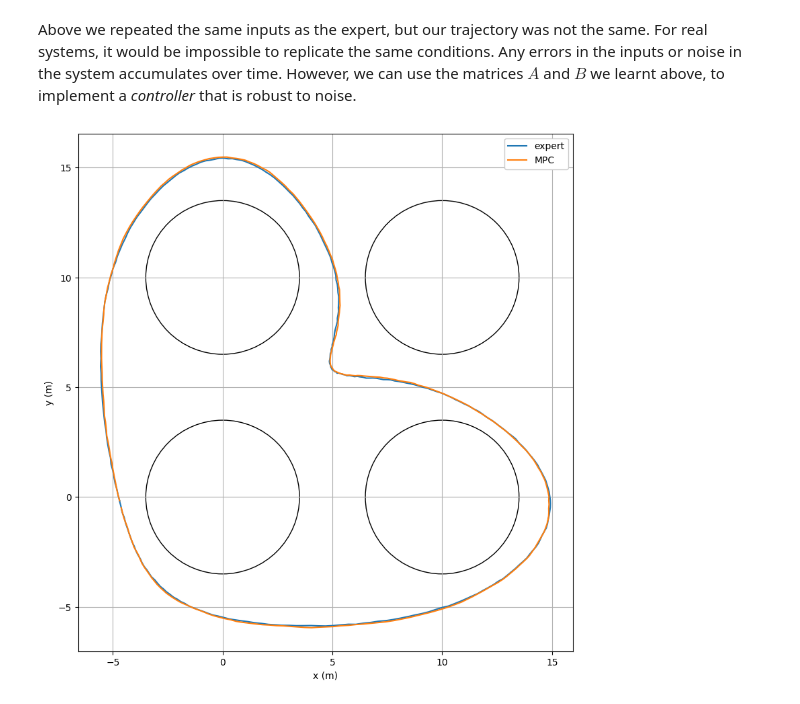
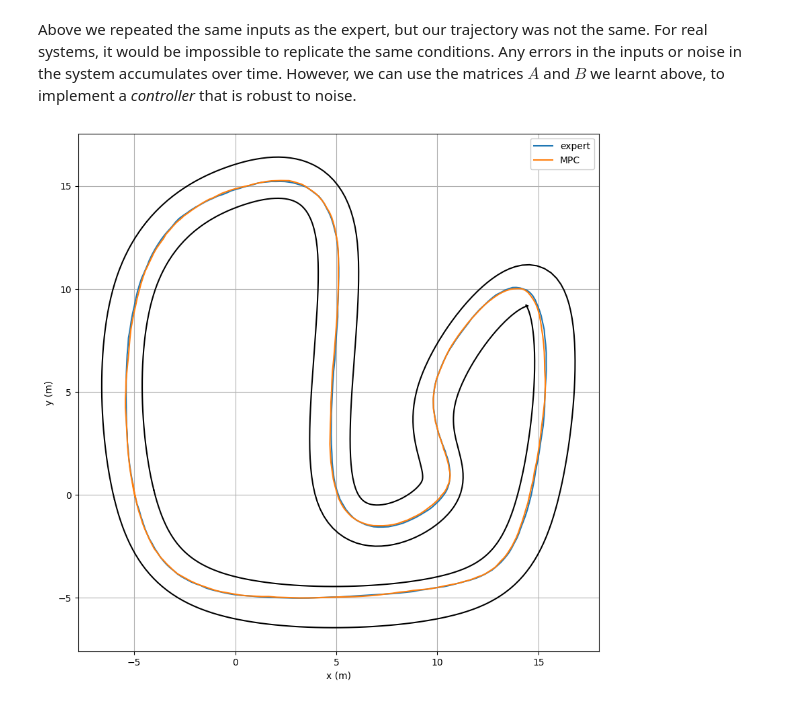
Before and after one commit to Damowerko/ese200, a Jupyter notebook: notebooks/linear_systems.ipynb, the cells around one changed output. Drawn from its saved outputs; the diff is of its cells as text; code cells hidden in the pictures.

```diff
--- a/notebooks/linear_systems.ipynb
+++ b/notebooks/linear_systems.ipynb
@@ -20,10 +21,11 @@ device = torch.device("cuda" if torch.cuda.is_available() else "cpu")
 # %%
 x_expert = np.load(data_path / "states.npy")
 u_expert = np.load(data_path / "inputs.npy")
+track = load_track(data_path / "track.npz")
 
 plt.figure(figsize=(10, 5))
 plt.gca().set_aspect("equal")
-plot_obstacles(plt.gca())
+track.plot(plt.gca())
 plt.title("Expert Trajectories")
 for x_ in x_expert:
     plt.plot(x_[:, 0], x_[:, 1], "-", linewidth=1.0)
@@ -181,28 +210,24 @@ Let's try doing a lap in the real world. We implemented a `Simulator` class for
 # %%
-# which trajectory we are using
-trajectory_idx = 5
-
 simulator = Simulator()
 t = np.arange(0, Config.duration, Config.time_step)
-x_expert = np.load(data_path / "states.npy")[trajectory_idx]
-u_expert = np.load(data_path / "inputs.npy")[trajectory_idx]
-
-x_estimate = np.zeros_like(x_expert)
+x_esimate = np.zeros_like(x_expert)
 # use the starting point as the initial estimate
 x_estimate[0] = x_expert[0]
-
-# simulate the trajectory
 for i in range(len(t) - 1):
-    x_estimate[i + 1] = simulator.step(x_estimate[i], u_expert[i])
-
+    x_estimate[i + 1] = simulator.step(x_estimate[i], u_naive[i].detach().cpu().numpy())
 
 plt.figure(figsize=(10, 10))
-plot_obstacles(plt.gca())
+track.plot(plt.gca())
 plt.grid(True)
 plt.xlabel("x (m)")
 plt.ylabel("y (m)")
 plt.plot(x_expert[:, 0], x_expert[:, 1], "-", label="true")
-plt.plot(x_estimate[:, 0], x_estimate[:, 1], "-", label="estimated")
+plt.plot(
+    x_estimate[:, 0],
+    x_estimate[:, 1],
+    "-",
+    label="estimated",
+)
 plt.legend(loc="upper left", framealpha=1.0)
 plt.show()
 # %% [output]
@@ -218,11 +243,11 @@ def calculate_reference(
     state: npt.NDArray[np.floating],
     x_expert: npt.NDArray[np.floating],
     u_expert: npt.NDArray[np.floating],
-    horizon=8,
+    horizon: int,
 ):
     # find the nearest point in the expert trajectory based on position
     nearest_idx = np.argmin(np.linalg.norm(x_expert[:, :2] - state[:2], axis=1))
-    ref_idx = np.arange(nearest_idx, nearest_idx + horizon + 1) % len(x_expert)
+    ref_idx = np.arange(nearest_idx + 1, nearest_idx + horizon + 1) % len(x_expert)
     return x_expert[ref_idx], u_expert[ref_idx]
 
 
@@ -232,7 +257,6 @@ def mpc_controller(
     input_matrix: npt.NDArray[np.floating],
     x_ref: npt.NDArray[np.floating],
     u_ref: npt.NDArray[np.floating],
-    input_penalty=1e-2,
 ):
     """MPC controller.
 
@@ -258,45 +282,38 @@ def mpc_controller(
 
     for _ in range(20):
         optimizer.zero_grad()
-        loss = torch.zeros(1, device=device)
-        xs = [x0]
-        for i in range(len(x_ref) - 1):
-            xs.append(xs[-1] @ A.T + u[i] @ B.T)
-            loss += (xs[-1] - x_ref_tensor[i + 1]).pow(2).sum()
-
-        loss += input_penalty * u.pow(2).sum()  # penalize control inputs
-
-        # penalize equality constraints more than reference trajectory
+        x = rollout(A, B, u, x0)
+        loss = (x - x_ref_tensor).pow(2).mean()
         loss.backward()
         optimizer.step()
     return u.detach().cpu().numpy()[0]
 # %%
 # simulate the trajectory
 t = np.arange(0, Config.duration, Config.time_step)
 x_mpc = np.zeros((len(t), A_learnt.shape[0]))
 # use the same starting point as the expert
 x_mpc[0] = x_expert[0]
 
 for i in trange(len(t) - 1):
-    x_ref, u_ref = calculate_reference(x_mpc[i], x_expert, u_expert, horizon=8)
+    x_ref, u_ref = calculate_reference(x_mpc[i], x_expert, u_expert, horizon=10)
     u = mpc_controller(x_mpc[i], A_learnt, B_learnt, x_ref, u_ref)
     x_mpc[i + 1] = simulator.step(x_mpc[i], u)
 
 plt.figure(figsize=(10, 10))
-plot_obstacles(plt.gca())
+track.plot(plt.gca())
 plt.grid(True)
 plt.xlabel("x (m)")
 plt.ylabel("y (m)")
 plt.plot(x_expert[:, 0], x_expert[:, 1], "-", label="expert")
 plt.plot(
     x_mpc[:, 0],
     x_mpc[:, 1],
     "-",
     label="MPC",
 )
 plt.legend(loc="upper right", framealpha=1.0)
 plt.show()
 # %% [output]
-[figure, old version]
+[figure, new version]
 # %%
 from matplotlib.animation import FuncAnimation
```
Also changed, not shown: parts of 15 cells of this notebook, 7 other files.
